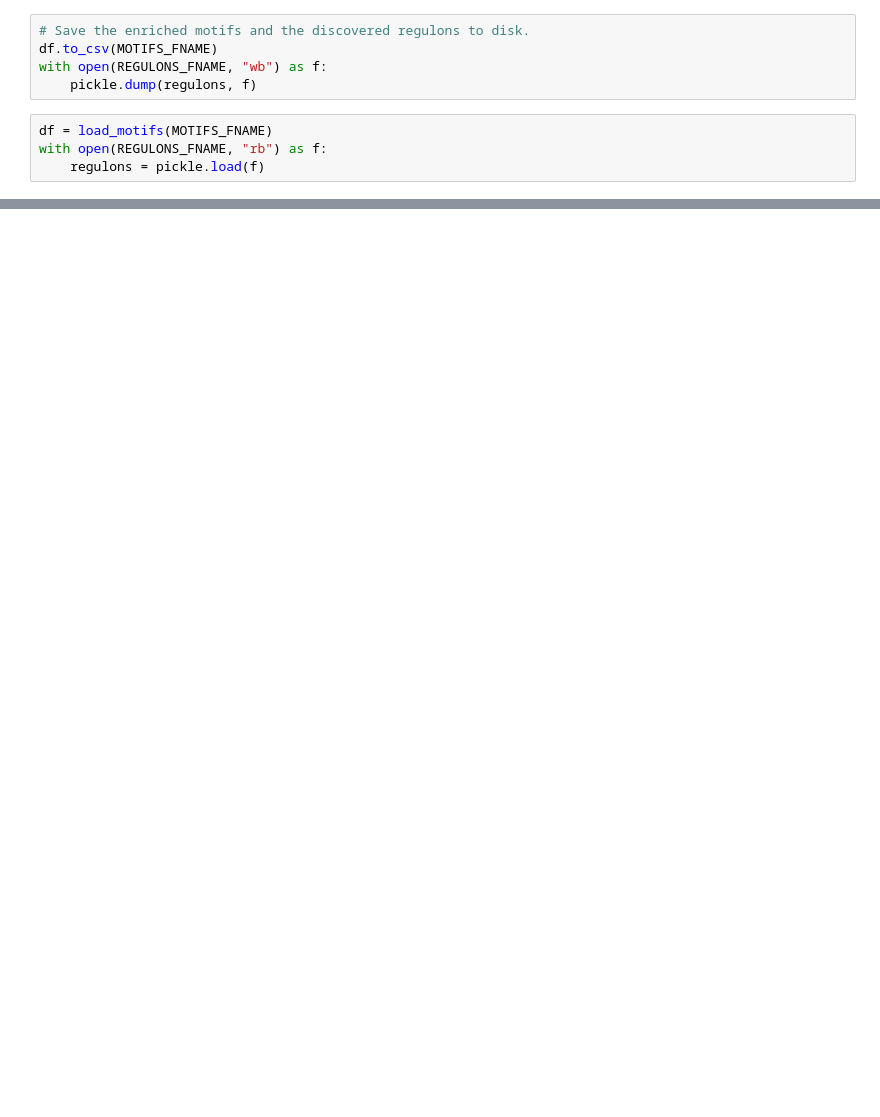
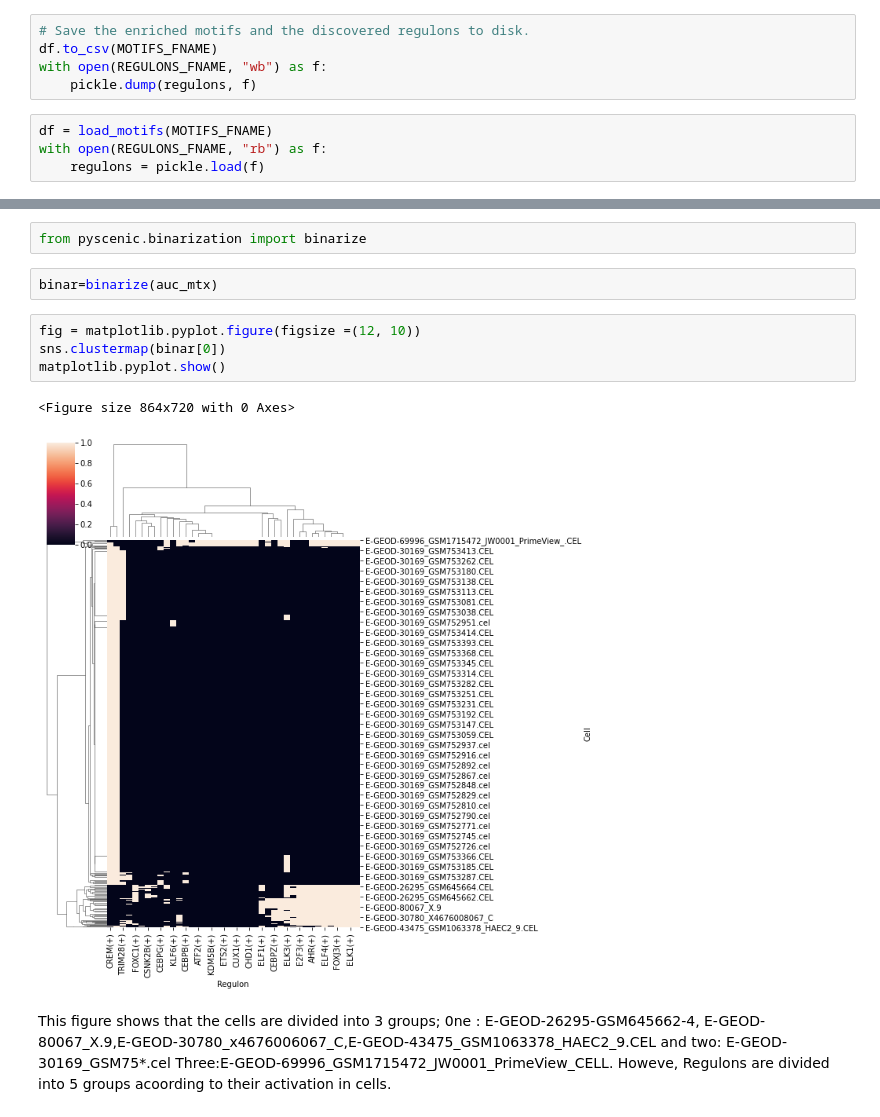
Before and after one commit to farhad-zare/Endothelium-Gene-Regulatory-Networks, a Jupyter notebook: Endothelium Gene Regulatory Networks.ipynb, the cells around one changed output, grey strips where cells are left out. Drawn from its saved outputs; the diff is of its cells as text; blank space fills up the shorter version.

```diff
--- a/Endothelium Gene Regulatory Networks.ipynb
+++ b/Endothelium Gene Regulatory Networks.ipynb
@@ -487,0 +512,13 @@ As an example the regulon TOPORS(+) is active in the cells  E-GEOD-26295-GSM6456
+# %%
+from pyscenic.binarization import binarize
+# %%
+binar=binarize(auc_mtx)
+# %%
+fig = matplotlib.pyplot.figure(figsize =(12, 10))
+sns.clustermap(binar[0])
+matplotlib.pyplot.show()
+# %% [output]
+<Figure size 864x720 with 0 Axes>
+[figure, added]
+# %% [markdown]
+This figure shows that the cells are divided into 3 groups; 0ne : E-GEOD-26295-GSM645662-4, E-GEOD-80067_X.9,E-GEOD-30780_x4676006067_C,E-GEOD-43475_GSM1063378_HAEC2_9.CEL and two: E-GEOD-30169_GSM75*.cel Three:E-GEOD-69996_GSM1715472_JW0001_PrimeView_CELL. Howeve, Regulons are divided into 5 groups acoording to their activation in cells.
```
Also changed, not shown: parts of 33 cells of this notebook, 6 other files.
